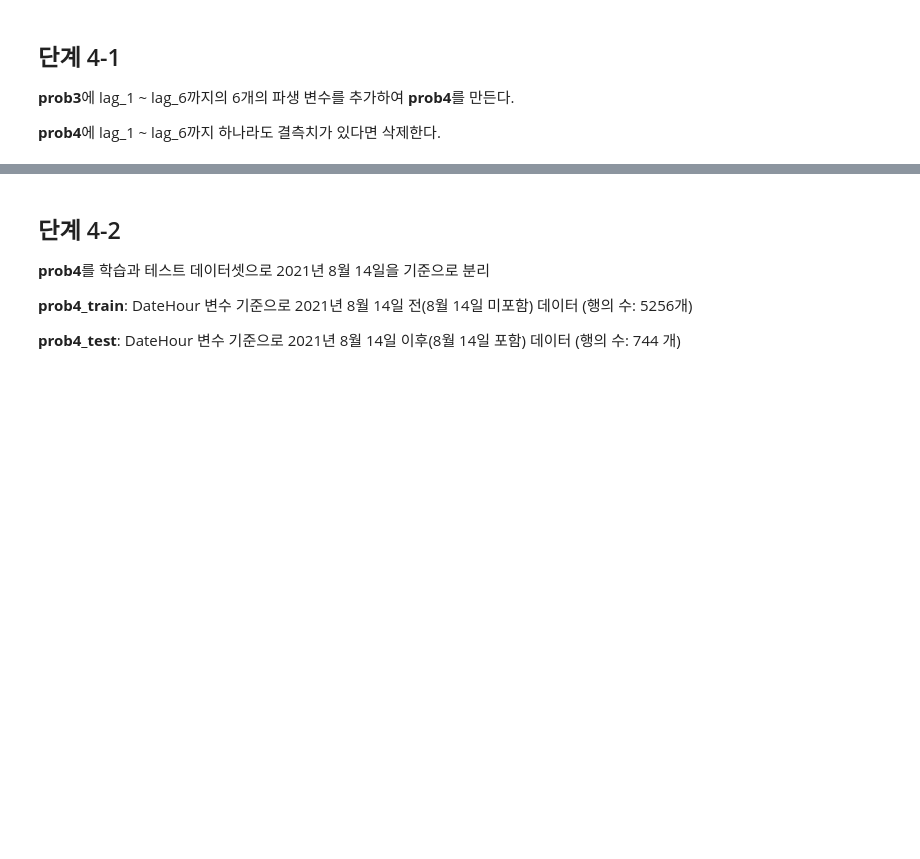
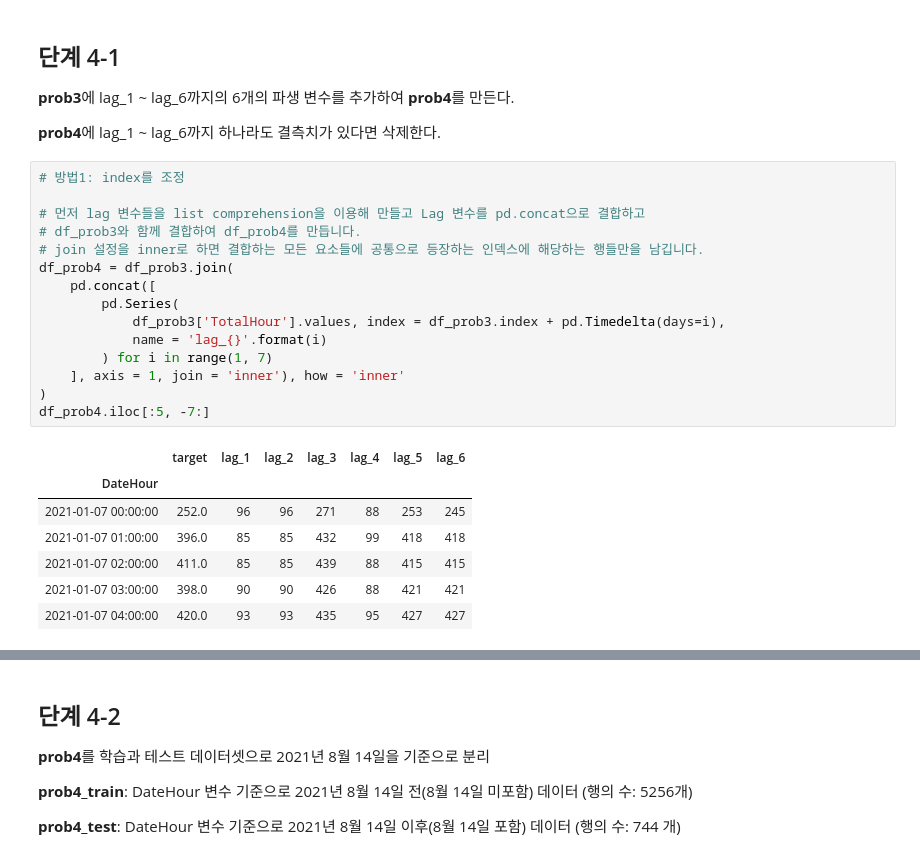
Before and after one commit to sunkusun9/DS_lv3_2603_2, a Jupyter notebook: sec_ds_lv3_prob3_prob.ipynb, the cells around one changed output, grey strips where cells are left out. Cells and saved outputs as stored; diff of their text form; blank space fills up the shorter version.

```diff
--- a/sec_ds_lv3_prob3_prob.ipynb
+++ b/sec_ds_lv3_prob3_prob.ipynb
@@ -1477,3 +1731,26 @@ DateHour를 기준으로 동일한 시각의 n일 이전의 TotalHour를 파생
 **prob3**에 lag_1 ~ lag_6까지의 6개의 파생 변수를 추가하여 **prob4**를 만든다.
 
 **prob4**에 lag_1 ~ lag_6까지 하나라도 결측치가 있다면 삭제한다.
+# %%
+# 방법1: index를 조정
+
+# 먼저 lag 변수들을 list comprehension을 이용해 만들고 Lag 변수를 pd.concat으로 결합하고
+# df_prob3와 함께 결합하여 df_prob4를 만듭니다.
+# join 설정을 inner로 하면 결합하는 모든 요소들에 공통으로 등장하는 인덱스에 해당하는 행들만을 남깁니다.
+df_prob4 = df_prob3.join(
+    pd.concat([
+        pd.Series(
+            df_prob3['TotalHour'].values, index = df_prob3.index + pd.Timedelta(days=i),
+            name = 'lag_{}'.format(i)
+        ) for i in range(1, 7)
+    ], axis = 1, join = 'inner'), how = 'inner'
+)
+df_prob4.iloc[:5, -7:]
+# %% [output]
+|  | target | lag_1 | lag_2 | lag_3 | lag_4 | lag_5 | lag_6 |
+| DateHour |  |  |  |  |  |  |  |
+| 2021-01-07 00:00:00 | 252.0 | 96 | 96 | 271 | 88 | 253 | 245 |
+| 2021-01-07 01:00:00 | 396.0 | 85 | 85 | 432 | 99 | 418 | 418 |
+| 2021-01-07 02:00:00 | 411.0 | 85 | 85 | 439 | 88 | 415 | 415 |
+| 2021-01-07 03:00:00 | 398.0 | 90 | 90 | 426 | 88 | 421 | 421 |
+| 2021-01-07 04:00:00 | 420.0 | 93 | 93 | 435 | 95 | 427 | 427 |
```
Also changed, not shown: parts of 139 cells of this notebook.
